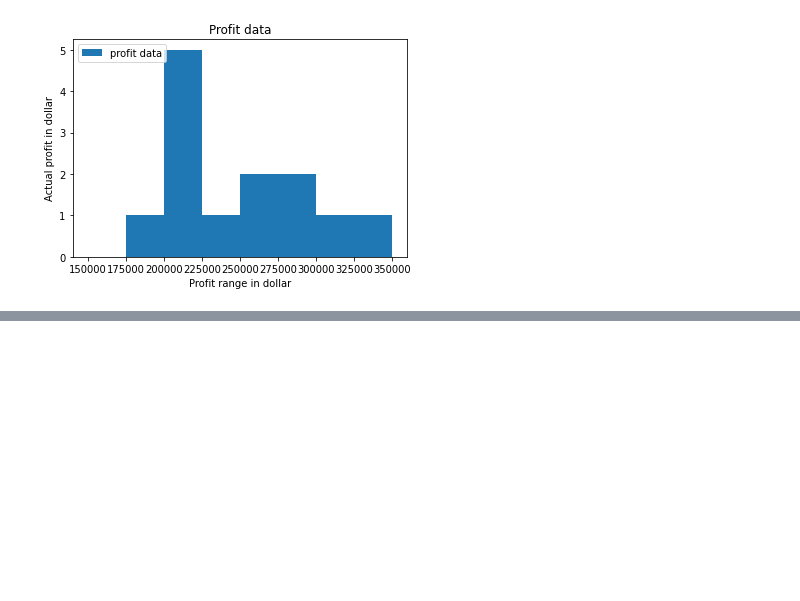
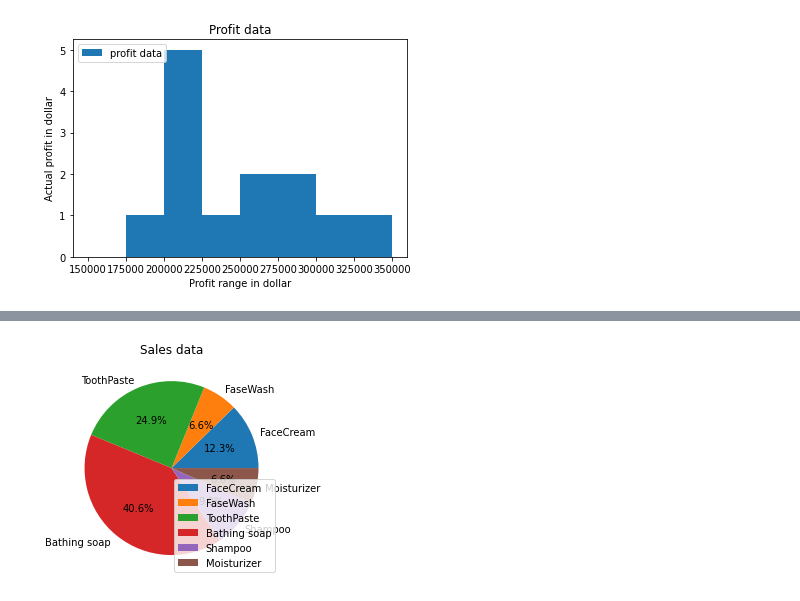
Before and after one commit to momodiagne/AlgorithmicUsingPython, a Jupyter notebook: day06/assignments/01-matplotlib_basic_assignment.ipynb, the cells around one changed output, grey strips where cells are left out. Saved outputs shown, nothing was run; the diff lists cells and outputs as text; code cells hidden in the pictures; blank space fills up the shorter version.

```diff
--- a/day06/assignments/01-matplotlib_basic_assignment.ipynb
+++ b/day06/assignments/01-matplotlib_basic_assignment.ipynb
@@ -212,3 +210,18 @@ plt.show()
+# %%
+import pandas as pd
+import matplotlib.pyplot as plt
+
+tab = pd.read_csv("../data/company_sales_data.csv")
+monthList  = tab ['month_number'].tolist()
+
+labels = ['FaceCream', 'FaseWash', 'ToothPaste', 'Bathing soap', 'Shampoo', 'Moisturizer']
+x=[tab['facecream'].sum(),tab['facewash'].sum(),tab['toothpaste'].sum(),tab['bathingsoap'].sum(),tab['shampoo'].sum(),tab['moisturizer'].sum()]
+plt.pie(x, labels=labels, autopct='%1.1f%%')
+plt.legend(loc='lower right')
+plt.title('Sales data')
+plt.show()
+# %% [output]
+[figure, added]
 # %% [markdown]
 ## Exercise 9
 **Read Bathing soap facewash of all months and display it using the Subplot**
```
Also changed, not shown: parts of 1 cell of this notebook.
